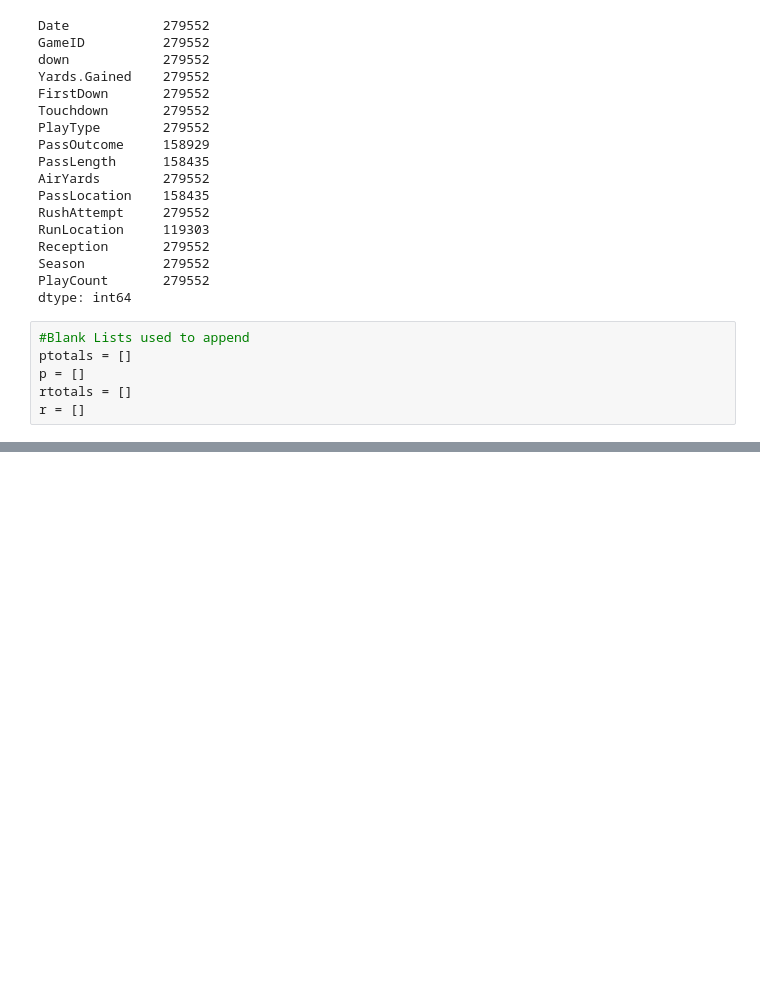
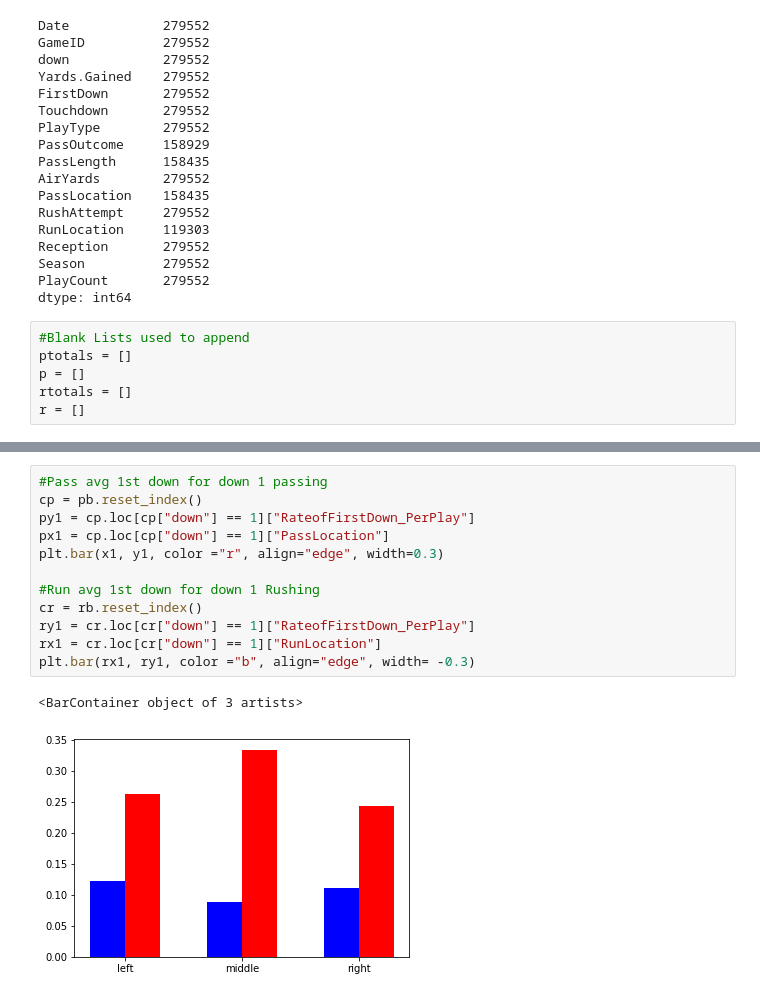
Before and after one commit to robertjacobi/nfl_stats, a Jupyter notebook: NFL_Stats.ipynb, the cells around one changed output, grey strips where cells are left out. Drawn from its saved outputs; the diff is of its cells as text; blank space fills up the shorter version.

Commit message:
nfl stats with rate of 1st down for down 1 bar chart

```diff
--- a/NFL_Stats.ipynb
+++ b/NFL_Stats.ipynb
@@ -210,3 +211,18 @@ rb
 | 4.0 | left | 1758 | 323.0 | 50 | 400 | 4.395000 | 0.808 | ... |
 |  | middle | 1530 | 494.0 | 48 | 573 | 2.670157 | 0.862 | ... |
 |  | right | 1601 | 388.0 | 37 | 454 | 3.526432 | 0.855 | ... |
+# %%
+#Pass avg 1st down for down 1 passing
+cp = pb.reset_index()
+py1 = cp.loc[cp["down"] == 1]["RateofFirstDown_PerPlay"]
+px1 = cp.loc[cp["down"] == 1]["PassLocation"]
+plt.bar(x1, y1, color ="r", align="edge", width=0.3)
+
+#Run avg 1st down for down 1 Rushing
+cr = rb.reset_index()
+ry1 = cr.loc[cr["down"] == 1]["RateofFirstDown_PerPlay"]
+rx1 = cr.loc[cr["down"] == 1]["RunLocation"]
+plt.bar(rx1, ry1, color ="b", align="edge", width= -0.3)
+# %% [output]
+<BarContainer object of 3 artists>
+[figure, added]
```
Also changed, not shown: parts of 2 cells of this notebook.
